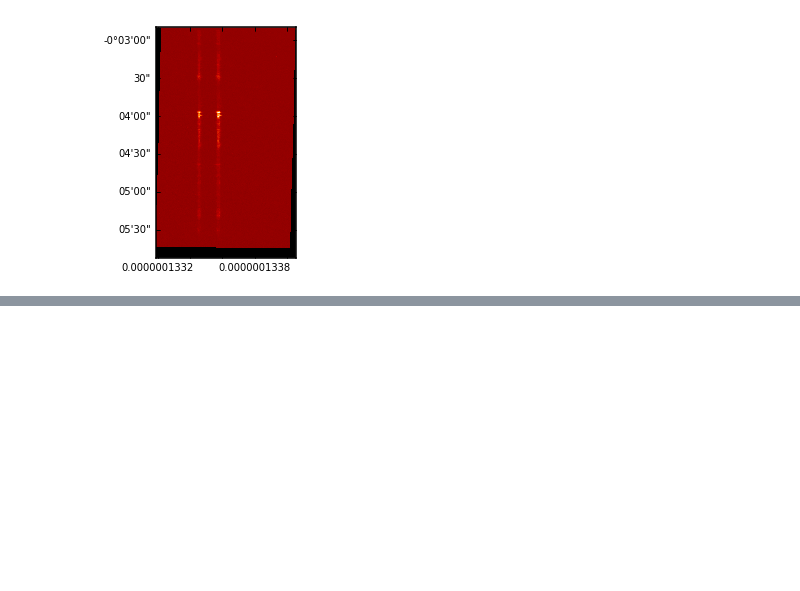
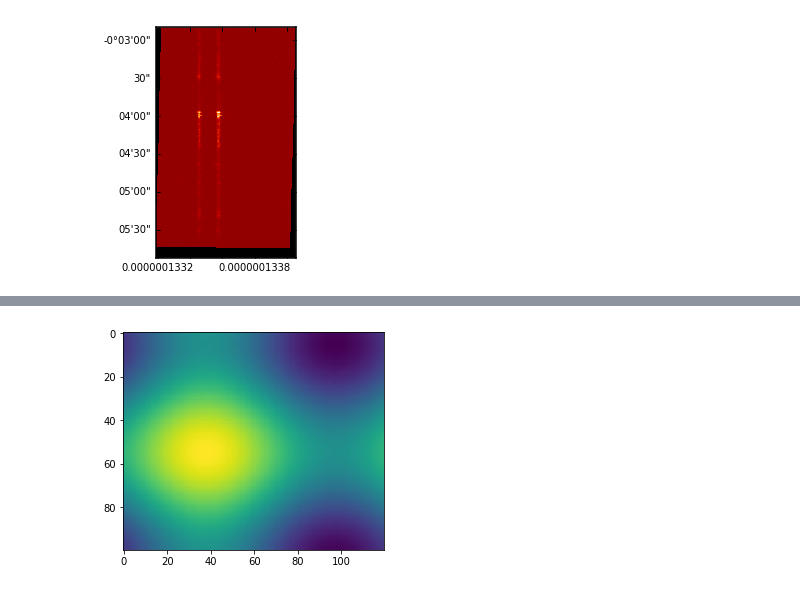
Before and after one commit to abit2/jupyter-notebooks, a Jupyter notebook: raster_without_old_class.ipynb, the cells around one changed output, grey strips where cells are left out. Saved outputs shown, nothing was run; the diff lists cells and outputs as text; code cells hidden in the pictures; blank space fills up the shorter version.

```diff
--- a/raster_without_old_class.ipynb
+++ b/raster_without_old_class.ipynb
@@ -86,3 +86,27 @@ ax.imshow(dc.data[0, :, :], cmap=plt.cm.gist_heat, origin='lower')
 plt.show()
 # %% [output]
 [figure]
+# %%
+import numpy as np
+import matplotlib.pyplot as plt
+import matplotlib.animation as animation
+
+fig = plt.figure()
+
+
+def f(x, y):
+    return np.sin(x) + np.cos(y)
+
+
+ims = []
+for i in range(60):
+    x += np.pi / 15.
+    y += np.pi / 20.
+    im = plt.imshow(f(x, y), animated=True)
+    ims.append([im])
+
+anim = animation.ArtistAnimation(fig, ims, interval=50, blit=True,
+                                repeat_delay=1000)
+
+HTML(anim.to_html5_video())
+# %% [output]
@@ -88,0 +114 @@ plt.show()
+[figure, added]
```
Also changed, not shown: parts of 3 cells of this notebook.
